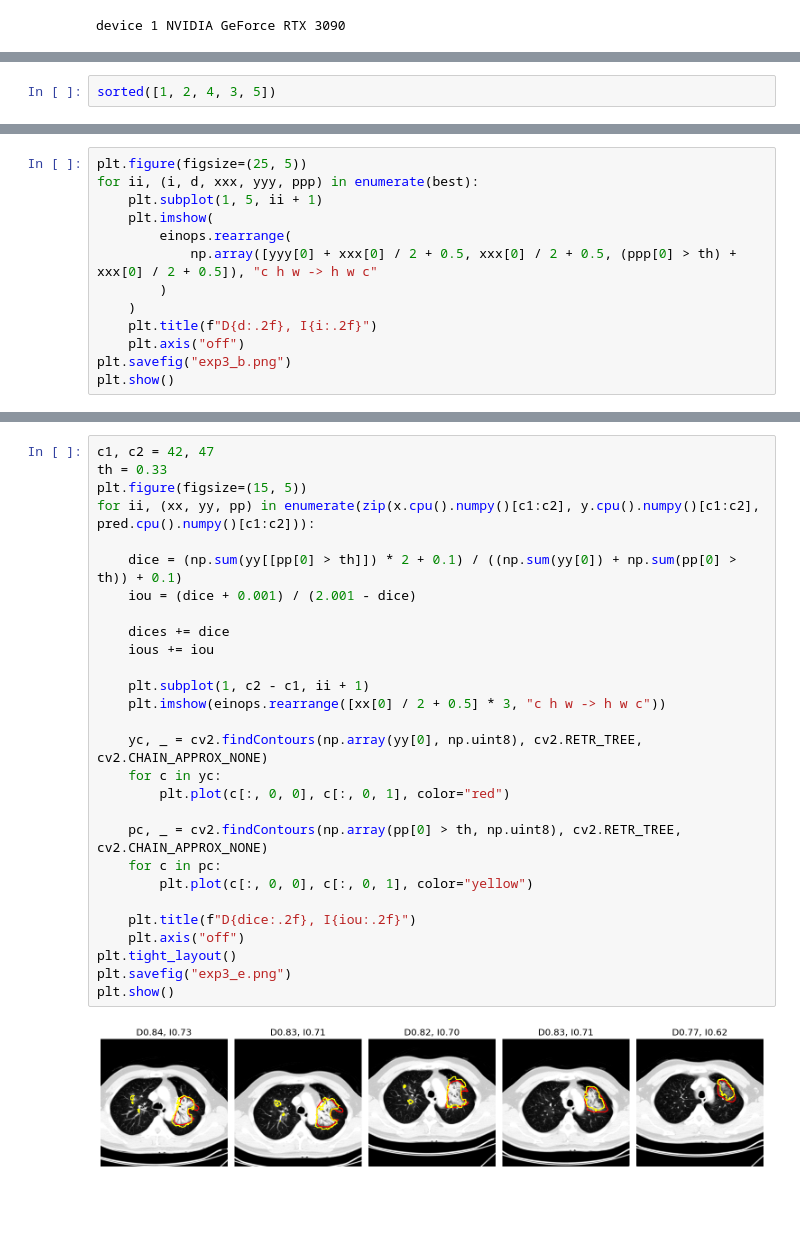
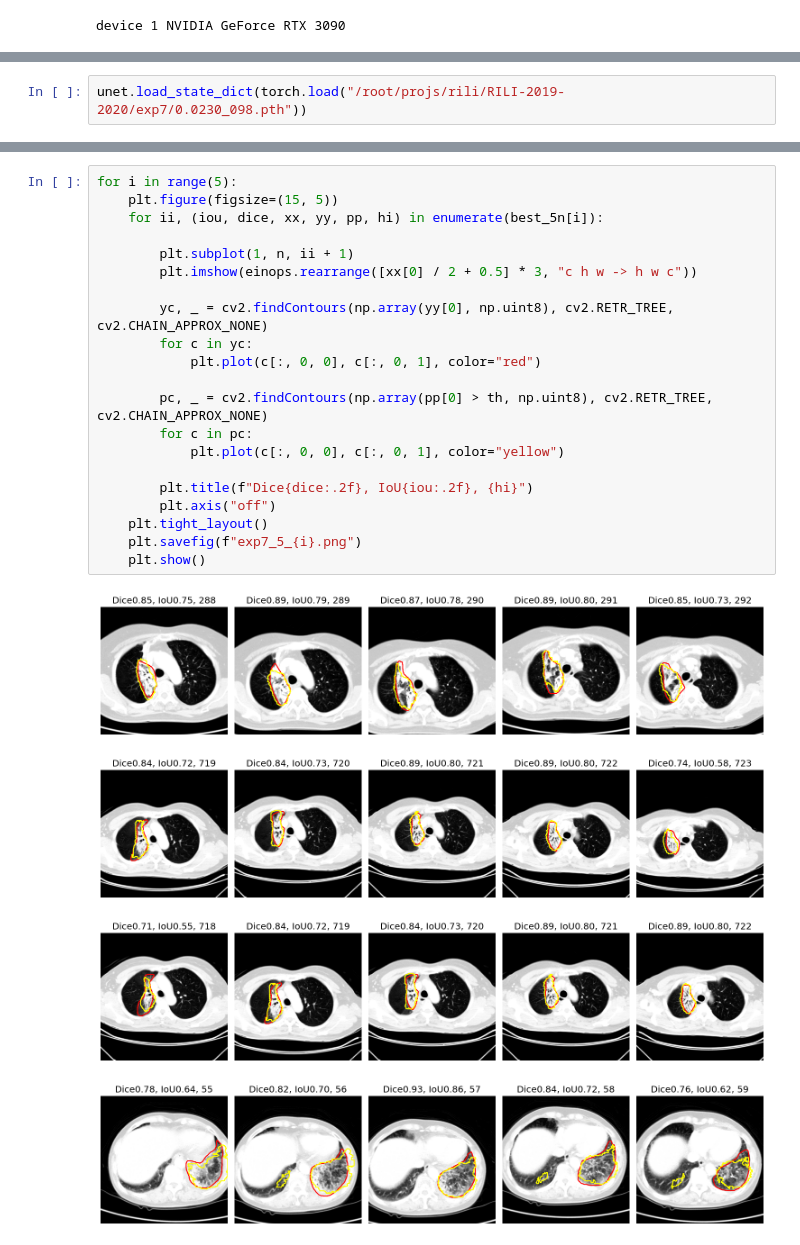
Before and after one commit to acqxi/rili, a Jupyter notebook: RILI-2019-2020/flow-gpu1.ipynb, the cells around one changed output, grey strips where cells are left out. Cells and saved outputs as stored; diff of their text form; blank space fills up the shorter version.

```diff
--- a/RILI-2019-2020/flow-gpu1.ipynb
+++ b/RILI-2019-2020/flow-gpu1.ipynb
@@ -239,3 +180,3 @@ torch.save(unet, "exp3.pth")
 # %%
-sorted([1, 2, 4, 3, 5])
+unet.load_state_dict(torch.load("/root/projs/rili/RILI-2019-2020/exp7/0.0230_098.pth"))
 # %% [output]
@@ -285,13 +243,0 @@ avg Dice = 0.5799, avg IoU = 0.5112, Valid Loss = 0.0204,
-# %%
-plt.figure(figsize=(25, 5))
-for ii, (i, d, xxx, yyy, ppp) in enumerate(best):
-    plt.subplot(1, 5, ii + 1)
-    plt.imshow(
-        einops.rearrange(
-            np.array([yyy[0] + xxx[0] / 2 + 0.5, xxx[0] / 2 + 0.5, (ppp[0] > th) + xxx[0] / 2 + 0.5]), "c h w -> h w c"
-        )
-    )
-    plt.title(f"D{d:.2f}, I{i:.2f}")
-    plt.axis("off")
-plt.savefig("exp3_b.png")
-plt.show()
@@ -305,30 +244,26 @@ Clipping input data to the valid range for imshow with RGB data ([0..1] for floa
 # %%
-c1, c2 = 42, 47
-th = 0.33
-plt.figure(figsize=(15, 5))
-for ii, (xx, yy, pp) in enumerate(zip(x.cpu().numpy()[c1:c2], y.cpu().numpy()[c1:c2], pred.cpu().numpy()[c1:c2])):
+for i in range(5):
+    plt.figure(figsize=(15, 5))
+    for ii, (iou, dice, xx, yy, pp, hi) in enumerate(best_5n[i]):
 
-    dice = (np.sum(yy[[pp[0] > th]]) * 2 + 0.1) / ((np.sum(yy[0]) + np.sum(pp[0] > th)) + 0.1)
-    iou = (dice + 0.001) / (2.001 - dice)
+        plt.subplot(1, n, ii + 1)
+        plt.imshow(einops.rearrange([xx[0] / 2 + 0.5] * 3, "c h w -> h w c"))
 
-    dices += dice
-    ious += iou
+        yc, _ = cv2.findContours(np.array(yy[0], np.uint8), cv2.RETR_TREE, cv2.CHAIN_APPROX_NONE)
+        for c in yc:
+            plt.plot(c[:, 0, 0], c[:, 0, 1], color="red")
 
-    plt.subplot(1, c2 - c1, ii + 1)
-    plt.imshow(einops.rearrange([xx[0] / 2 + 0.5] * 3, "c h w -> h w c"))
+        pc, _ = cv2.findContours(np.array(pp[0] > th, np.uint8), cv2.RETR_TREE, cv2.CHAIN_APPROX_NONE)
+        for c in pc:
+            plt.plot(c[:, 0, 0], c[:, 0, 1], color="yellow")
 
-    yc, _ = cv2.findContours(np.array(yy[0], np.uint8), cv2.RETR_TREE, cv2.CHAIN_APPROX_NONE)
-    for c in yc:
-        plt.plot(c[:, 0, 0], c[:, 0, 1], color="red")
-
-    pc, _ = cv2.findContours(np.array(pp[0] > th, np.uint8), cv2.RETR_TREE, cv2.CHAIN_APPROX_NONE)
-    for c in pc:
-        plt.plot(c[:, 0, 0], c[:, 0, 1], color="yellow")
-
-    plt.title(f"D{dice:.2f}, I{iou:.2f}")
-    plt.axis("off")
-plt.tight_layout()
-plt.savefig("exp3_e.png")
-plt.show()
+        plt.title(f"Dice{dice:.2f}, IoU{iou:.2f}, {hi}")
+        plt.axis("off")
+    plt.tight_layout()
+    plt.savefig(f"exp7_5_{i}.png")
+    plt.show()
 # %% [output]
-[figure, old version]
+[figure, new version]
+[figure, added]
+[figure, added]
+[figure, added]
```
Also changed, not shown: parts of 17 cells of this notebook, 1 other file.
